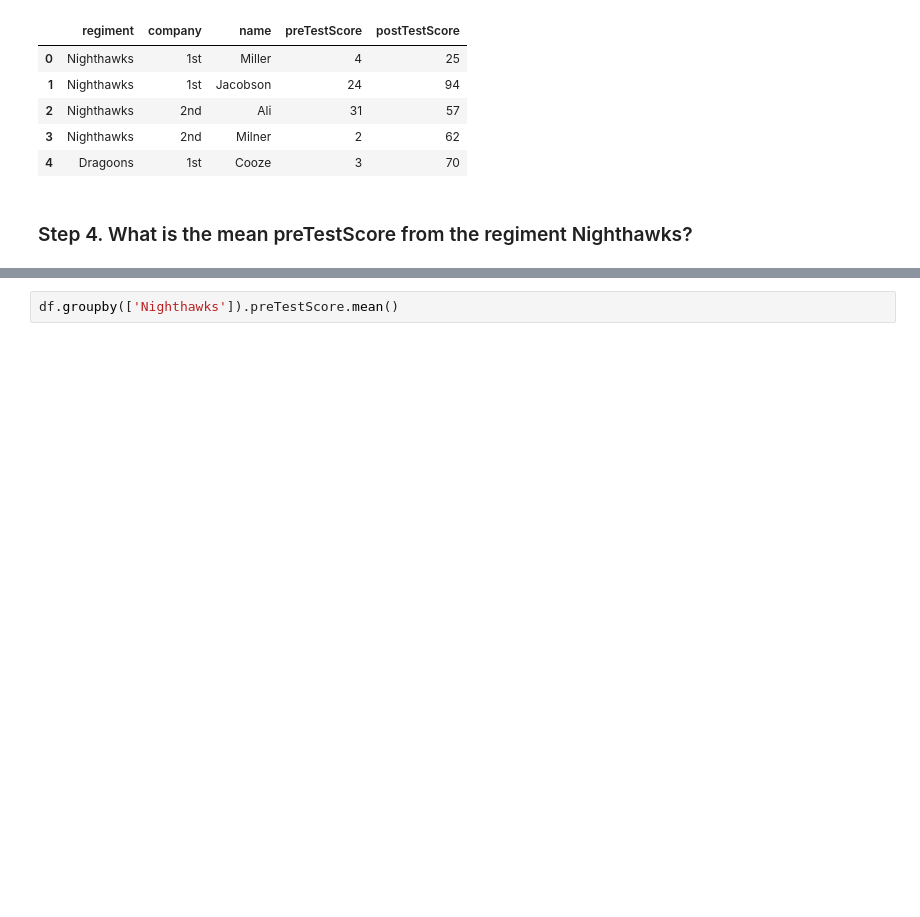
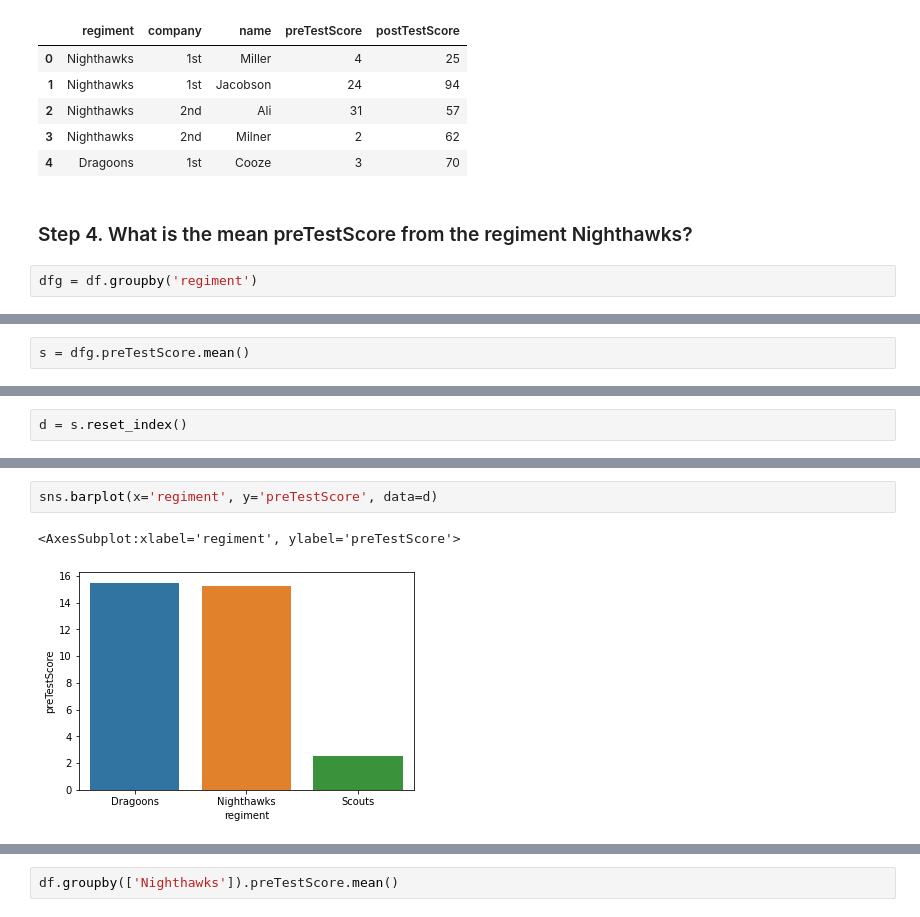
Before and after one commit to valentin-gonzalez/pandas_exercises, a Jupyter notebook: 03_Grouping/Regiment/Exercises.ipynb, the cells around one changed output, grey strips where cells are left out. Saved outputs shown, nothing was run; the diff lists cells and outputs as text; blank space fills up the shorter version.

```diff
--- a/03_Grouping/Regiment/Exercises.ipynb
+++ b/03_Grouping/Regiment/Exercises.ipynb
@@ -31,3 +31,5 @@ df.head()
 | 4 | Dragoons | 1st | Cooze | 3 | 70 |
 # %% [markdown]
 ### Step 4. What is the mean preTestScore from the regiment Nighthawks?
+# %%
+dfg = df.groupby('regiment')
@@ -33,0 +86,2 @@ df.head()
+# %%
+s = dfg.preTestScore.mean()
@@ -33,0 +126,2 @@ df.head()
+# %%
+d = s.reset_index()
@@ -33,0 +135,5 @@ df.head()
+# %%
+sns.barplot(x='regiment', y='preTestScore', data=d)
+# %% [output]
+<AxesSubplot:xlabel='regiment', ylabel='preTestScore'>
+[figure, added]
```
Also changed, not shown: parts of 28 cells of this notebook, 2 other files.
